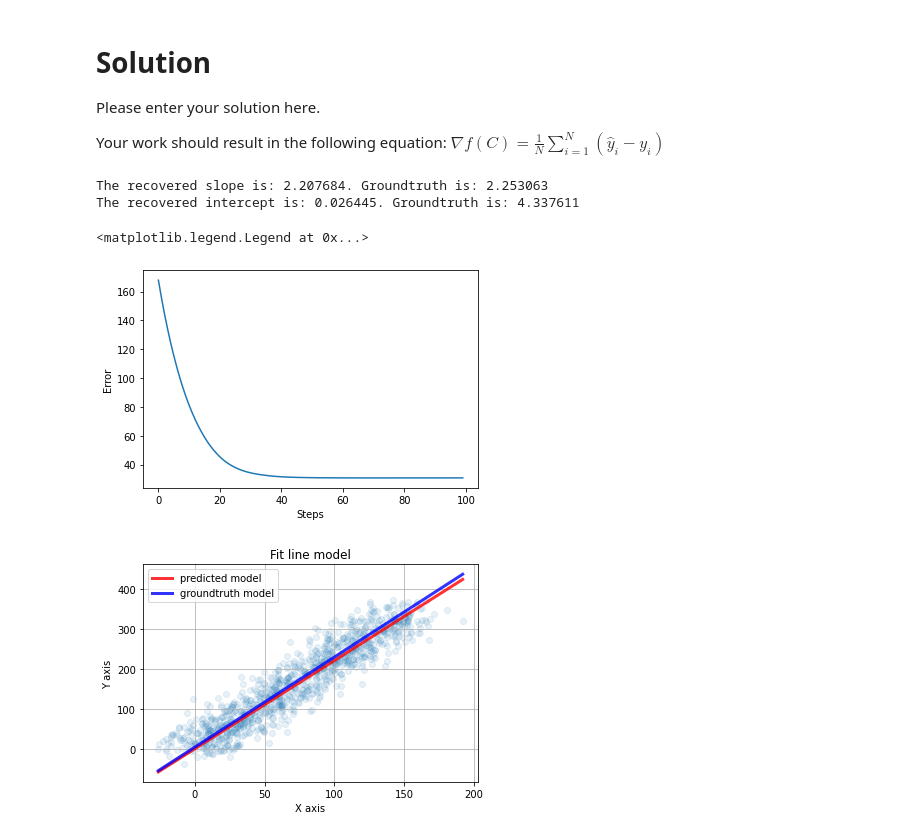
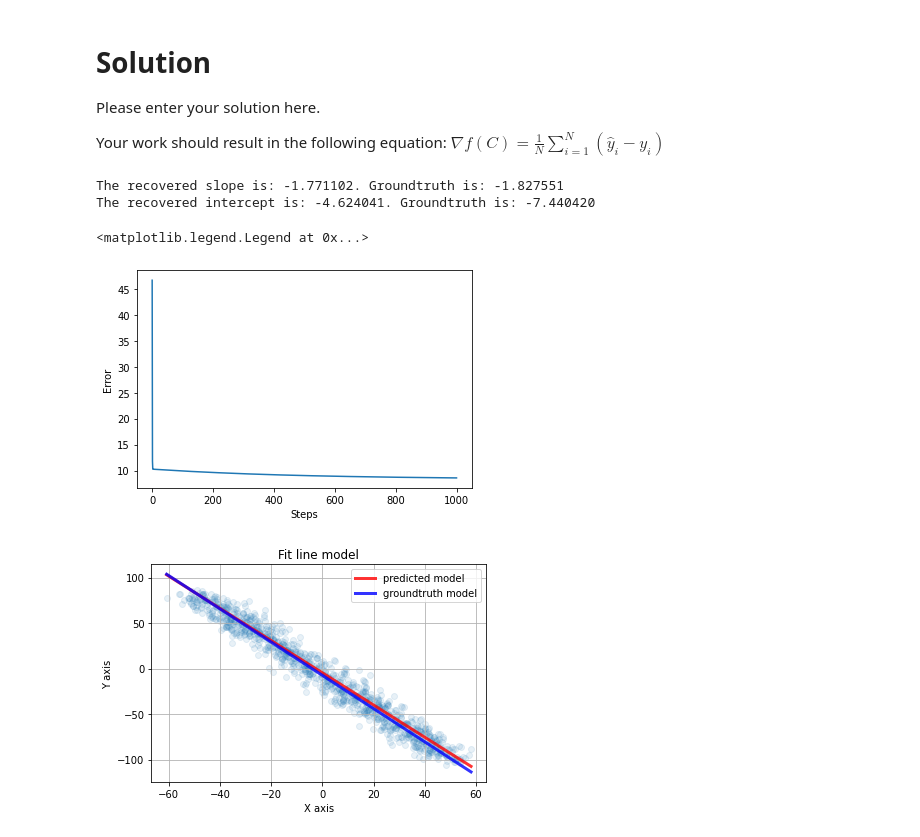
Before and after one commit to RSKothari/Learn-Backprop, a Jupyter notebook: Line_Fitting_using_Gradient_Descent.ipynb, the cells around one changed output. Drawn from its saved outputs; the diff is of its cells as text; code cells hidden in the pictures.

```diff
--- a/Line_Fitting_using_Gradient_Descent.ipynb
+++ b/Line_Fitting_using_Gradient_Descent.ipynb
@@ -5,24 +5,23 @@
 import numpy as np
 import matplotlib.pyplot as plt
 # %%
-def generate_points(num_pts=1000, mode='linear', add_noise=True):
+def generate_points(num_pts=1000, mode='linear', add_noise=True, normalize=False):
 
   if mode == 'linear':
     #  Generate random points along a line
-    random_slope = 20*np.random.rand(1, ) - 10  # Random slope
-    random_intercept = 200*np.random.rand(1, ) - 100  # Random intercept
+    random_slope = 5*np.random.rand(1, ) - 2.5  # Random slope
+    random_intercept = 20*np.random.rand(1, ) - 10  # Random intercept
 
-    x_values = 150*np.random.rand(num_pts, )
+    x_values = 100*np.random.rand(num_pts, ) - 50
     y_values = random_slope*x_values + random_intercept
 
     #  Play with numbers here to change the noise level
-    x_noise = np.random.normal(0, 15, num_pts) if add_noise else 0
-    y_noise = np.random.normal(0, 20, num_pts) if add_noise else 0
+    x_noise = np.random.normal(0, 5, num_pts) if add_noise else 0
+    y_noise = np.random.normal(0, 5, num_pts) if add_noise else 0
 
     gt_params = {'slope': random_slope,
                  'intercept': random_intercept}
 
-    #  Return values
     return (x_values + x_noise, y_values + y_noise, gt_params)
 # %% [markdown]
 # Introduction to Gradient Descent (GD)
@@ -94,14 +93,15 @@ num_pts = len(x_inputs)
 
 model = {}
 
-model['slope'] = 0 #  1000*np.random.rand() - 500  # Some crazy random number
-model['intercept'] = 0  # 1000*np.random.rand() - 500  # Some crazy random number
+# We initialize with 0s
+model['slope'] = 0
+model['intercept'] = 0
 
 model['error'] = []
 model['step'] = []
 
-alpha = 1e-5  # Set the learning rate
-steps = 100
+alpha = 1e-3  # Set the learning rate
+steps = 1000 #  10000
 
 for step in range(steps):
 
@@ -114,35 +114,34 @@ for step in range(steps):
 
 fig, axs = plt.subplots()
 axs.plot(model['step'], model['error'])
 axs.set_xlabel('Steps')
 axs.set_ylabel('Error')
 
 print('The recovered slope is: %f. Groundtruth is: %f' % (model['slope'], gt_params['slope']))
 print('The recovered intercept is: %f. Groundtruth is: %f' % ( model['intercept'], gt_params['intercept']))
-
 
 pred_line = [x_inputs.min(),
              x_inputs.max(),
              forward(model, x_inputs.min()),
              forward(model, x_inputs.max())]
 gt_line = [x_inputs.min(),
            x_inputs.max(),
            forward(gt_params, x_inputs.min()),
            forward(gt_params, x_inputs.max())]
 
 fig, axs = plt.subplots()
 axs.scatter(x_inputs, y_gt, alpha=0.1)
 axs.plot(pred_line[:2], pred_line[2:], 'r-', linewidth=3, alpha=0.8)
 axs.plot(gt_line[:2], gt_line[2:], 'b-', linewidth=3, alpha=0.8)
 axs.set_xlabel('X axis')
 axs.set_ylabel('Y axis')
 axs.axis('on')
 axs.grid('on')
 axs.set_title('Fit line model')
 axs.legend(['predicted model', 'groundtruth model'])
 # %% [output]
-The recovered slope is: 2.207684. Groundtruth is: 2.253063
-The recovered intercept is: 0.026445. Groundtruth is: 4.337611
+The recovered slope is: -1.771102. Groundtruth is: -1.827551
+The recovered intercept is: -4.624041. Groundtruth is: -7.440420
 <matplotlib.legend.Legend at 0x...>
-[figure, old version]
+[figure, new version]
-[figure, old version]
+[figure, new version]
```
Also changed, not shown: parts of 2 cells of this notebook.
